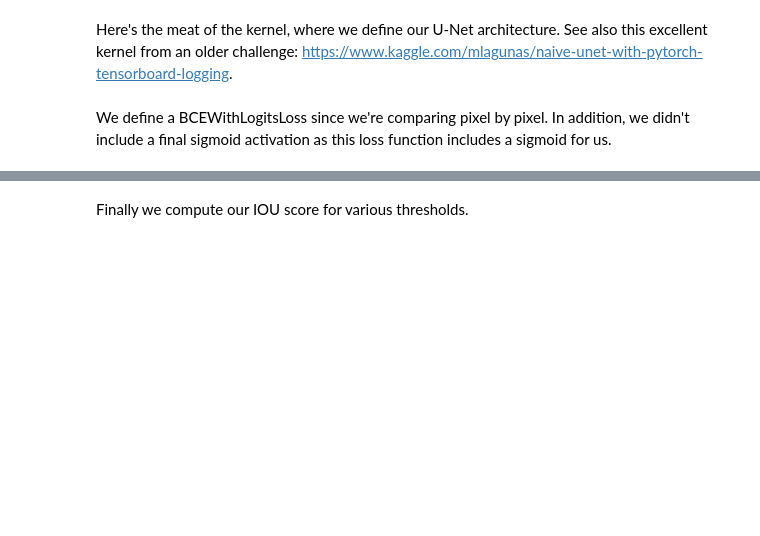
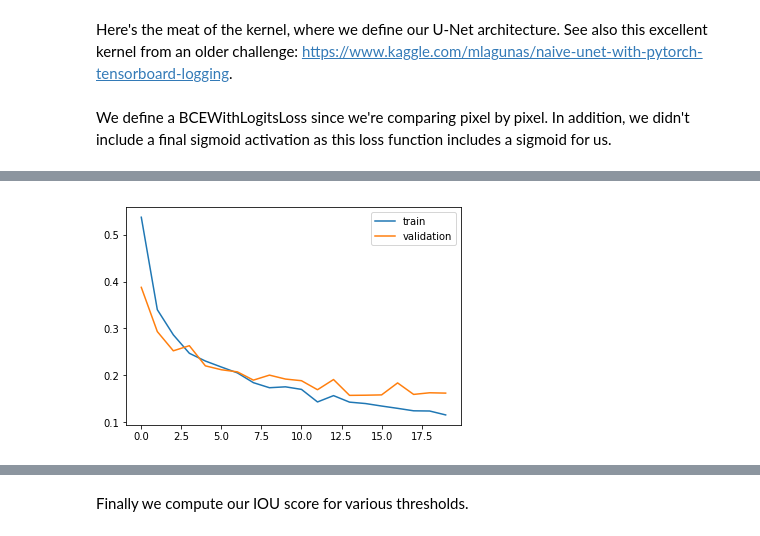
Before and after one commit to eistre91/thinkful-projects, a Jupyter notebook: TGS Salt Identification - Final Capstone.ipynb, the cells around one changed output, grey strips where cells are left out. Drawn from its saved outputs; the diff is of its cells as text; code cells hidden in the pictures; blank space fills up the shorter version.

```diff
--- a/TGS Salt Identification - Final Capstone.ipynb
+++ b/TGS Salt Identification - Final Capstone.ipynb
@@ -482,0 +539,2 @@ We note that around 11-13 epochs is when we start to worry about overfitting to
+# %%
+susp_model, susp_t_loss, susp_val_loss = train_model(susp_train_l, susp_val_l)
@@ -491,0 +600,4 @@ plt.legend()
+# %%
+plot_loss(susp_t_loss, susp_val_loss)
+# %% [output]
+[figure, added]
```
Also changed, not shown: parts of 20 cells of this notebook.
